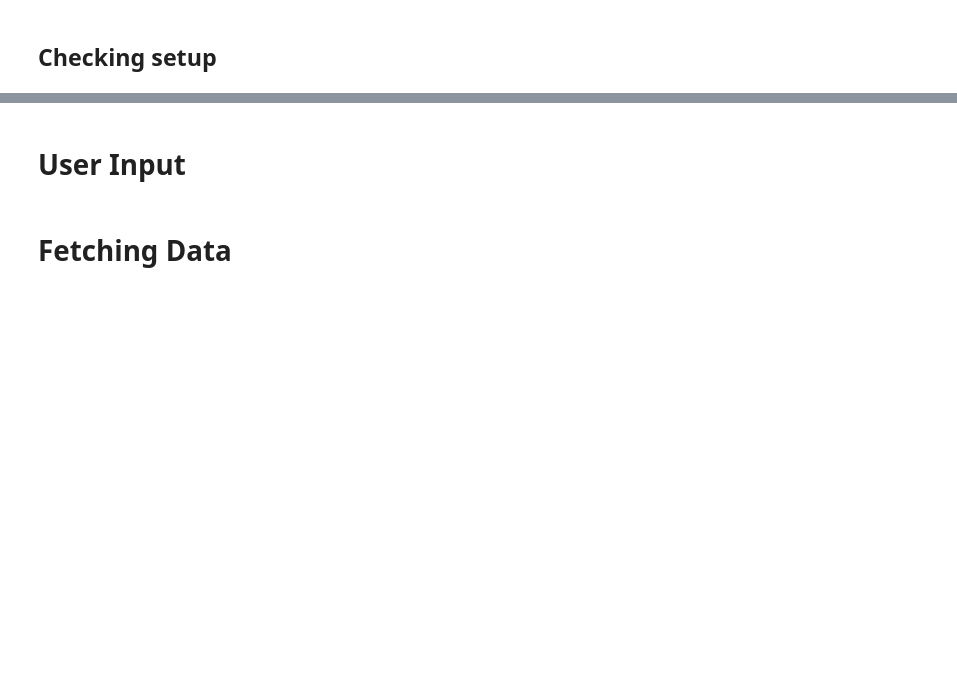
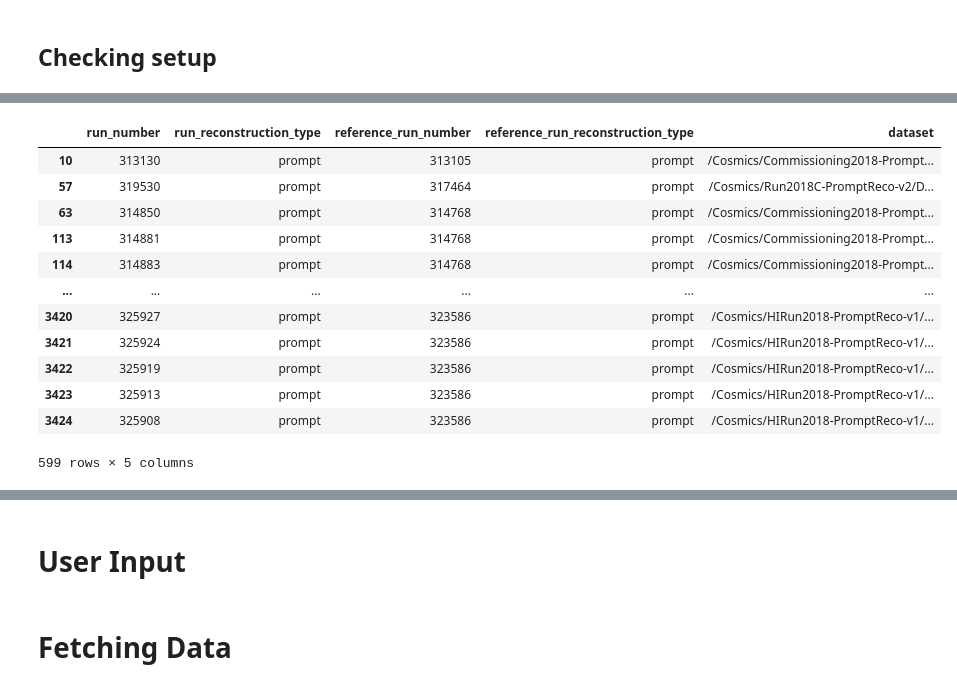
Before and after one commit to CMSTrackerDPG/ReferenceRunRank, a Jupyter notebook: notebooks/RRR_dev.ipynb, the cells around one changed output, grey strips where cells are left out. Cells and saved outputs as stored; diff of their text form; code cells hidden in the pictures; blank space fills up the shorter version.

```diff
--- a/notebooks/RRR_dev.ipynb
+++ b/notebooks/RRR_dev.ipynb
@@ -39,10 +83,24 @@ oms_fetch.get_oms_data((313118, 320000), "runs")
 # %%
 filters = {
     # "run_number": (313118, 377251),
     # "reference_run_number": 312727,
     # "run_reconstruction_type": "express",
     # "reference_run_reconstruction_type": "express",
-    "dataset": "/Express/Collisions202?/*"
+    "dataset": "/Cosmics*"
 }
 
 CHData.applyfilter(filters=filters)
+# %% [output]
+|  | run_number | run_reconstruction_type | reference_run_number | reference_run_reconstruction_type | dataset |
+| 10 | 313130 | prompt | 313105 | prompt | /Cosmics/Commissioning2018-Prompt... |
+| 57 | 319530 | prompt | 317464 | prompt | /Cosmics/Run2018C-PromptReco-v2/D... |
+| 63 | 314850 | prompt | 314768 | prompt | /Cosmics/Commissioning2018-Prompt... |
+| 113 | 314881 | prompt | 314768 | prompt | /Cosmics/Commissioning2018-Prompt... |
+| 114 | 314883 | prompt | 314768 | prompt | /Cosmics/Commissioning2018-Prompt... |
+| ... | ... | ... | ... | ... | ... |
+| 3420 | 325927 | prompt | 323586 | prompt | /Cosmics/HIRun2018-PromptReco-v1/... |
+| 3421 | 325924 | prompt | 323586 | prompt | /Cosmics/HIRun2018-PromptReco-v1/... |
+| 3422 | 325919 | prompt | 323586 | prompt | /Cosmics/HIRun2018-PromptReco-v1/... |
+| 3423 | 325913 | prompt | 323586 | prompt | /Cosmics/HIRun2018-PromptReco-v1/... |
+| 3424 | 325908 | prompt | 323586 | prompt | /Cosmics/HIRun2018-PromptReco-v1/... |
+599 rows × 5 columns
```
Also changed, not shown: parts of 29 cells of this notebook, 1 other file.
